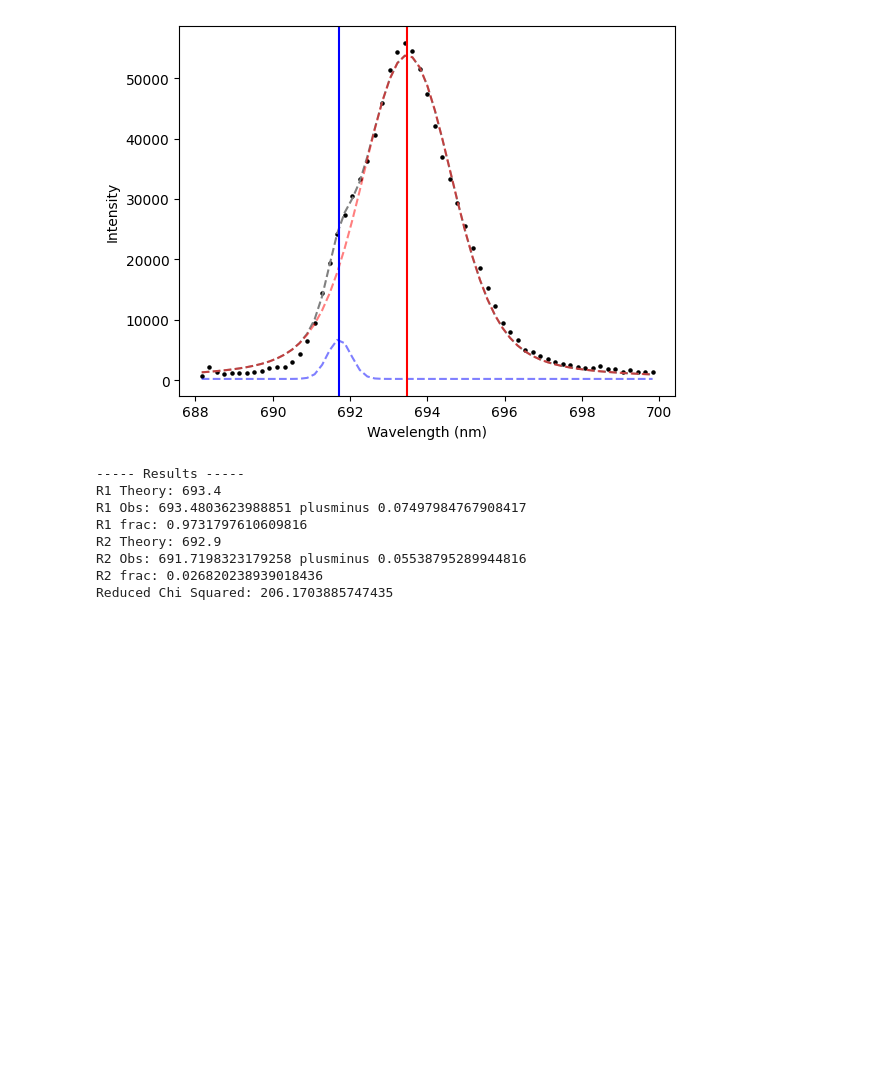
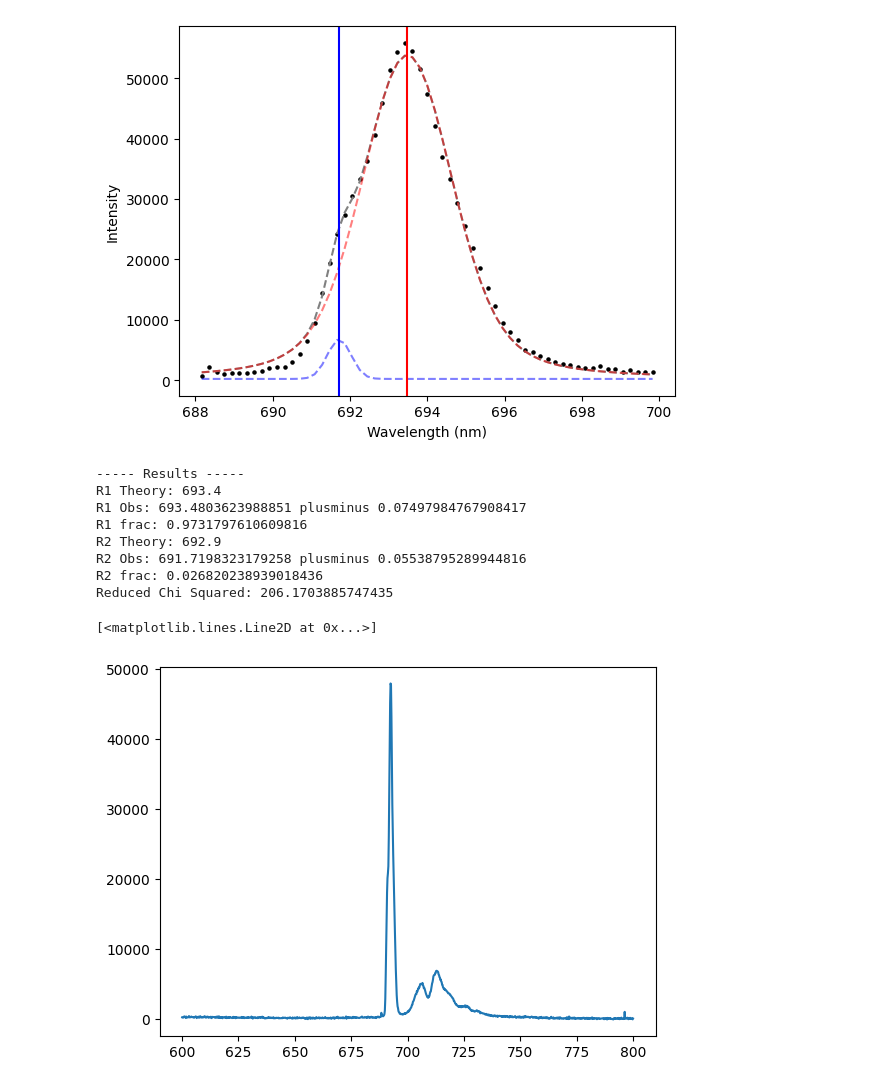
Before and after one commit to Sebastian426/Advanced-Lab-Code, a Jupyter notebook: Ocean_Optics_Specto/Ocean_Test.ipynb, the cells around one changed output. Saved outputs shown, nothing was run; the diff lists cells and outputs as text; code cells hidden in the pictures; blank space fills up the shorter version.

```diff
--- a/Ocean_Optics_Specto/Ocean_Test.ipynb
+++ b/Ocean_Optics_Specto/Ocean_Test.ipynb
@@ -159,3 +159,21 @@ R2 Theory: 692.9
 R2 Obs: 691.7198323179258 plusminus 0.05538795289944816
 R2 frac: 0.026820238939018436
 Reduced Chi Squared: 206.1703885747435
+# %%
+df = pd.read_excel(file)
+
+wavelengths_raw = df["W_77"].to_numpy()
+intensity_raw = df["I_77"].to_numpy()
+
+wavelengths = []
+intensities = []
+
+for i in range(len(wavelengths_raw)):
+    if 600 < wavelengths_raw[i]< 800:
+        wavelengths.append(wavelengths_raw[i])
+        intensities.append(intensity_raw[i])
+
+plt.plot(wavelengths, intensities)
+# %% [output]
+[<matplotlib.lines.Line2D at 0x...>]
+[figure, added]
```
Also changed, not shown: 2 other files.
